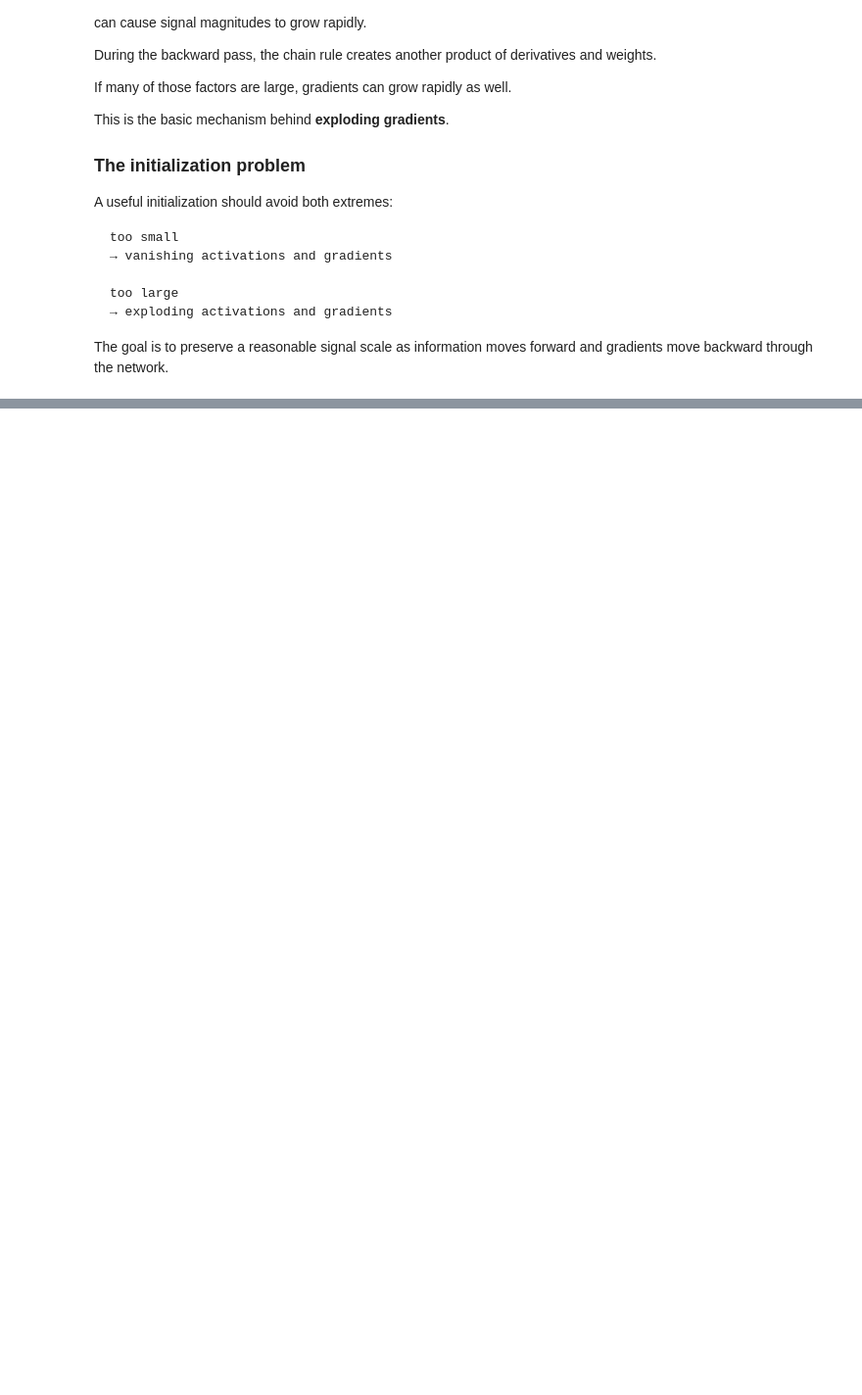
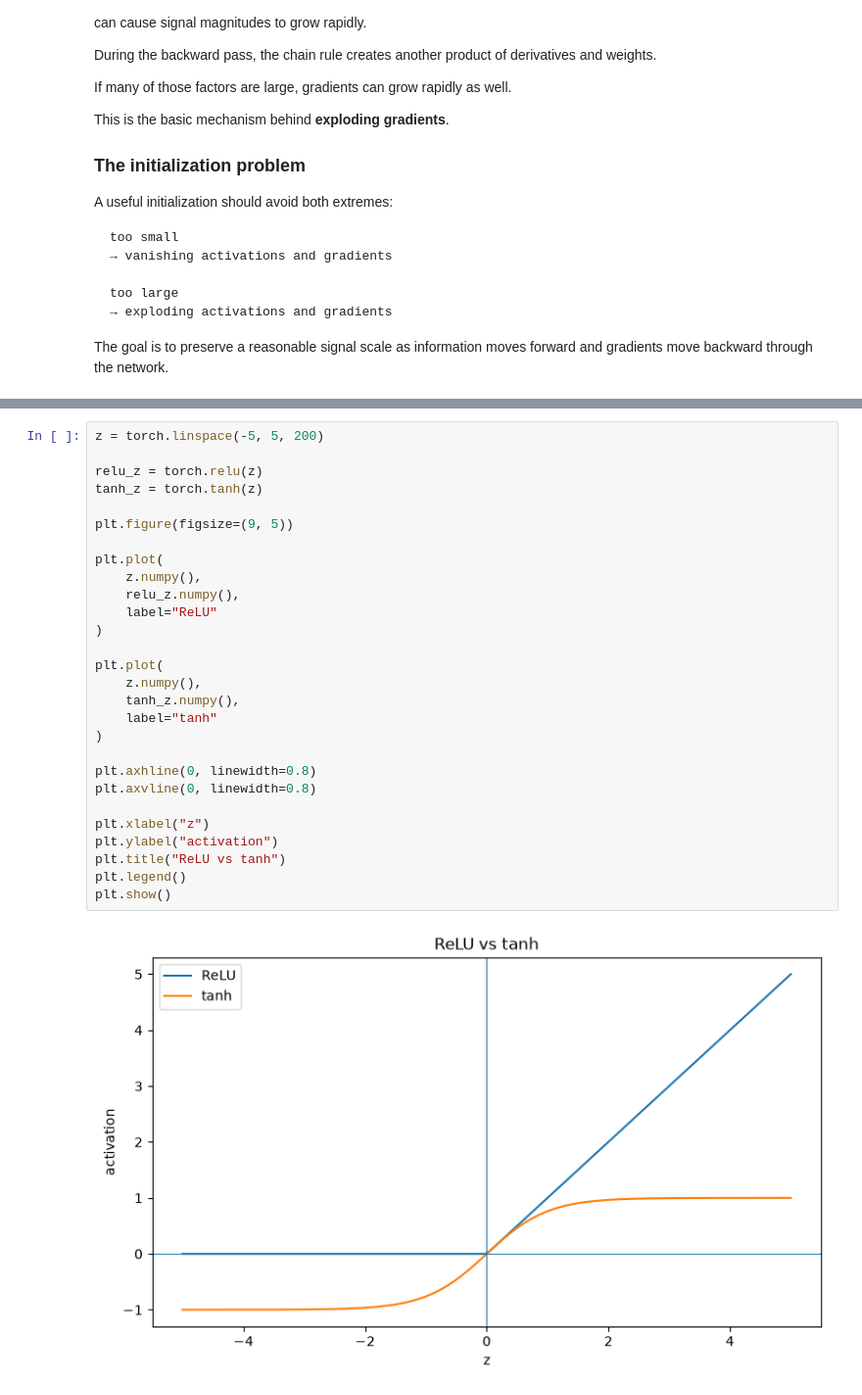
Before and after one commit to vinCurious/model-training-lab, a Jupyter notebook: module02_neural_networks/02_initialization_and_gradients.ipynb, the cells around one changed output, grey strips where cells are left out. Shown at 98% size. Cells and saved outputs as stored; diff of their text form; blank space fills up the shorter version.

```diff
--- a/module02_neural_networks/02_initialization_and_gradients.ipynb
+++ b/module02_neural_networks/02_initialization_and_gradients.ipynb
@@ -776,0 +1227,30 @@ and gradients move backward through the network.
+# %%
+z = torch.linspace(-5, 5, 200)
+
+relu_z = torch.relu(z)
+tanh_z = torch.tanh(z)
+
+plt.figure(figsize=(9, 5))
+
+plt.plot(
+    z.numpy(),
+    relu_z.numpy(),
+    label="ReLU"
+)
+
+plt.plot(
+    z.numpy(),
+    tanh_z.numpy(),
+    label="tanh"
+)
+
+plt.axhline(0, linewidth=0.8)
+plt.axvline(0, linewidth=0.8)
+
+plt.xlabel("z")
+plt.ylabel("activation")
+plt.title("ReLU vs tanh")
+plt.legend()
+plt.show()
+# %% [output]
+[figure, added]
```
Also changed, not shown: parts of 25 cells of this notebook.
